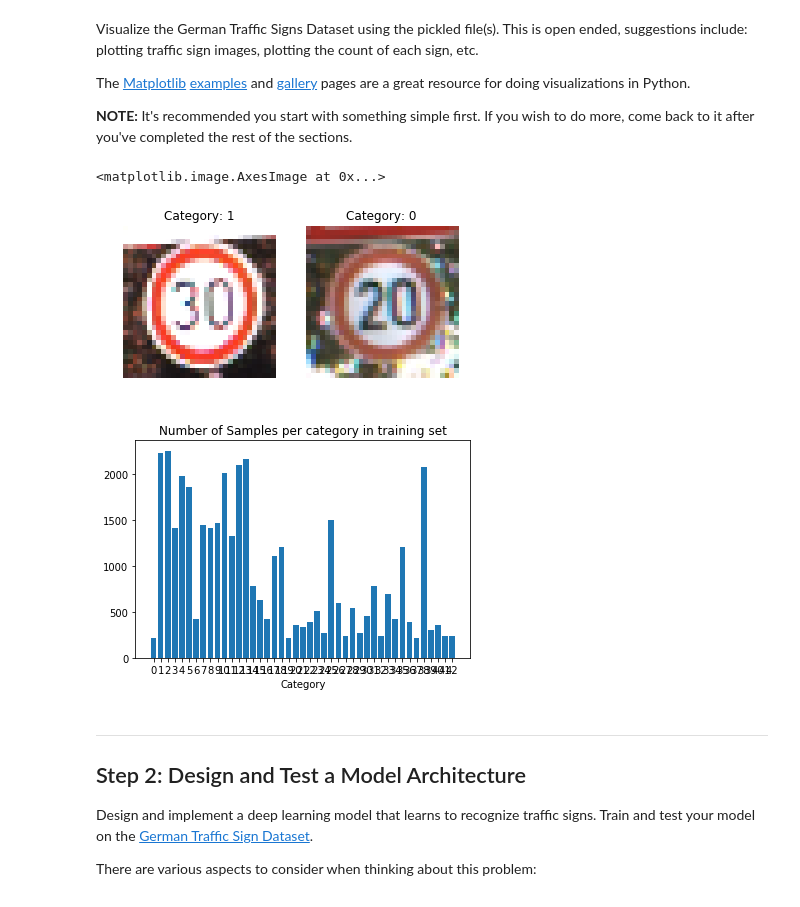
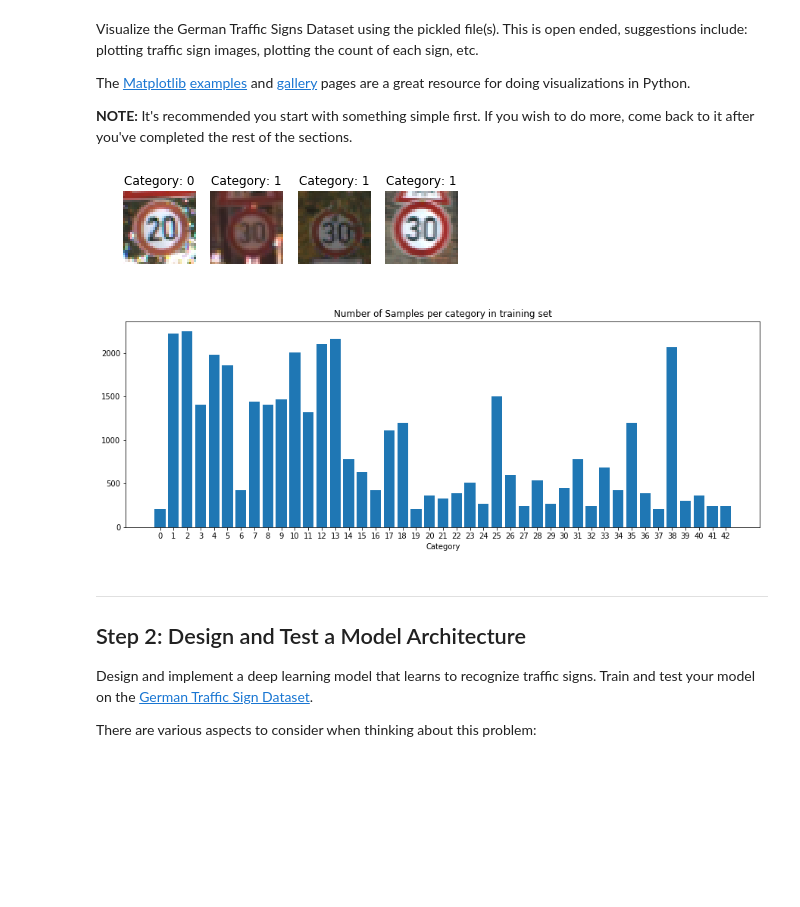
Before and after one commit to darkmatter08/CarND-Traffic-Sign-Classifier-Project, a Jupyter notebook: Traffic_Sign_Classifier.ipynb, the cells around one changed output. Saved outputs shown, nothing was run; the diff lists cells and outputs as text; code cells hidden in the pictures; blank space fills up the shorter version.

```diff
--- a/Traffic_Sign_Classifier.ipynb
+++ b/Traffic_Sign_Classifier.ipynb
@@ -114,25 +114,23 @@ The [Matplotlib](http://matplotlib.org/) [examples](http://matplotlib.org/exampl
 # %%
 ### Data exploration visualization goes here.
 ### Feel free to use as many code cells as needed.
 import matplotlib.pyplot as plt
 # import matplotlib.image as mpimg
 # Visualizations will be shown in the notebook.
 %matplotlib inline
 
-idx = 404
-plt.subplot(1, 2, 1)
-plt.title('Category: ' + str(y_train[idx]))
-plt.axis("off")
-plt.imshow(X_train[idx])
+def mkplt(idx, disp_idx):
+    plt.subplot(1, 4, disp_idx)
+    plt.title('Category: ' + str(y_train[idx]))
+    plt.axis("off")
+    plt.imshow(X_train[idx])
 
-idx = 51
-plt.subplot(1, 2, 2)
-plt.title('Category: ' + str(y_train[idx]))
-plt.axis("off")
-plt.imshow(X_train[idx])
+mkplt(51, 1)
+mkplt(303, 2)
+mkplt(751, 3)
+mkplt(1000, 4)
 # %% [output]
-<matplotlib.image.AxesImage at 0x...>
-[figure, old version]
+[figure, new version]
 # %%
 # Count the number of examples for each category
 from collections import defaultdict
@@ -148,10 +146,11 @@ for i in range(len(counts)):
     positions.append(i)
     numbers.append(counts[i])
 
+plt.figure(figsize=(15,5))
 plt.bar(positions, numbers)
 plt.title('Number of Samples per category in training set')
 plt.xticks(positions, positions)
 plt.xlabel('Category')
 plt.show()
 # %% [output]
-[figure, old version]
+[figure, new version]
```
Also changed, not shown: parts of 8 cells of this notebook.
